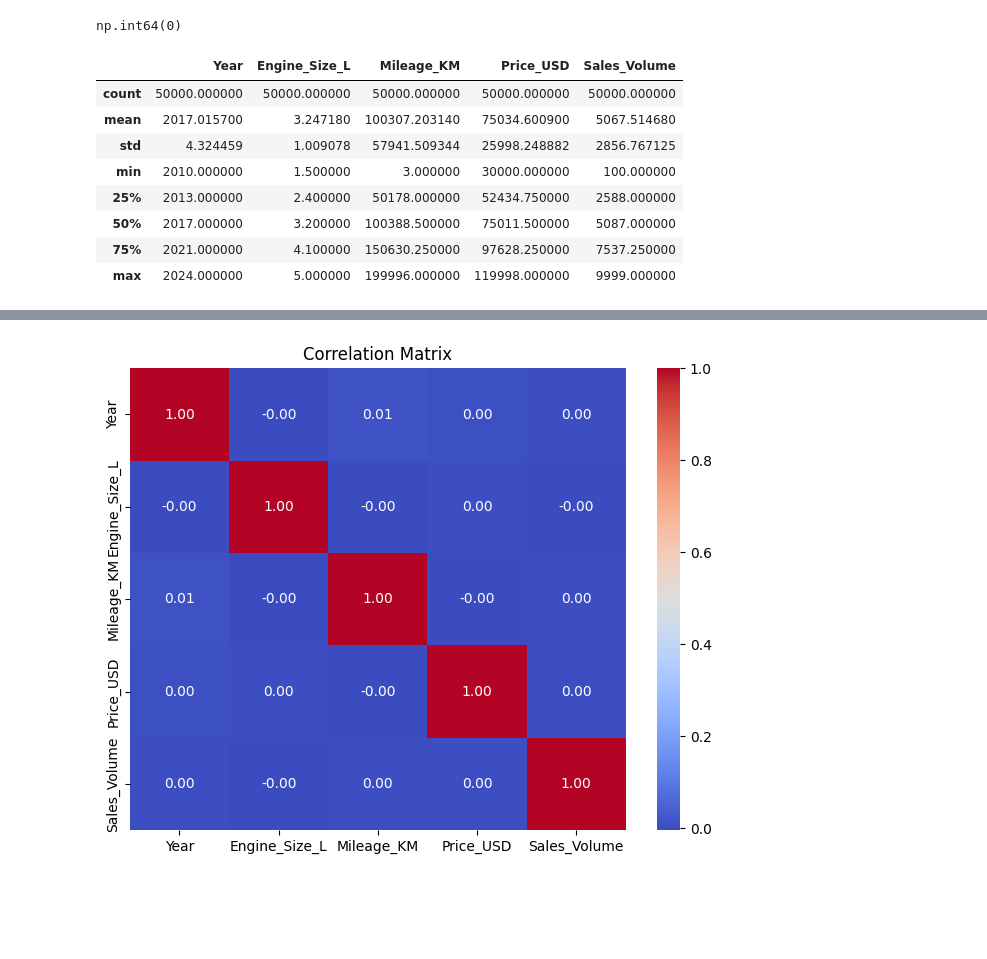
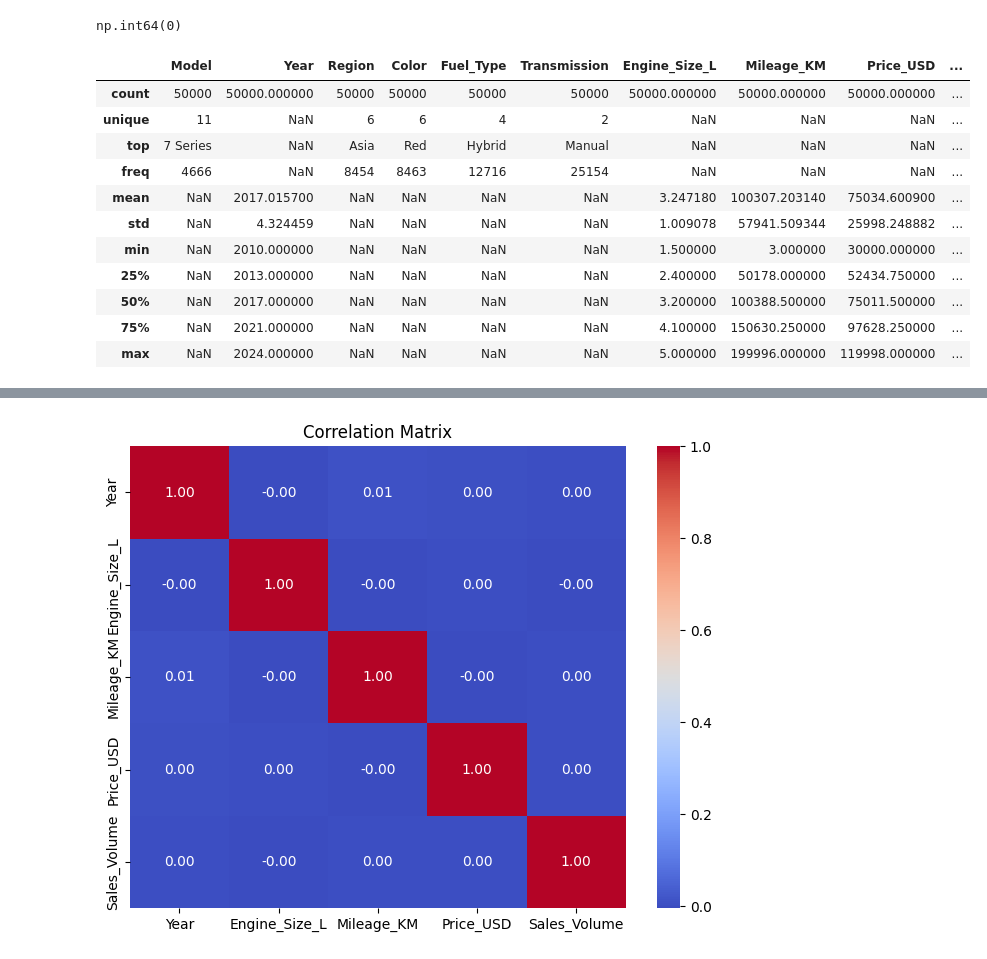
Before and after one commit to Hossam445/Car_Sales_EDA, a Jupyter notebook: Car_Sales_EDA.ipynb, the cells around one changed output, grey strips where cells are left out. Cells and saved outputs as stored; diff of their text form; code cells hidden in the pictures; blank space fills up the shorter version.

```diff
--- a/Car_Sales_EDA.ipynb
+++ b/Car_Sales_EDA.ipynb
@@ -40,15 +40,18 @@ df.duplicated().sum()
 # %% [output]
 np.int64(0)
 # %%
-df.describe()
+df.describe(include='all')
 # %% [output]
-|  | Year | Engine_Size_L | Mileage_KM | Price_USD | Sales_Volume |
-| count | 50000.000000 | 50000.000000 | 50000.000000 | 50000.000000 | 50000.000000 |
-| mean | 2017.015700 | 3.247180 | 100307.203140 | 75034.600900 | 5067.514680 |
-| std | 4.324459 | 1.009078 | 57941.509344 | 25998.248882 | 2856.767125 |
-| min | 2010.000000 | 1.500000 | 3.000000 | 30000.000000 | 100.000000 |
-| 25% | 2013.000000 | 2.400000 | 50178.000000 | 52434.750000 | 2588.000000 |
-| 50% | 2017.000000 | 3.200000 | 100388.500000 | 75011.500000 | 5087.000000 |
-| 75% | 2021.000000 | 4.100000 | 150630.250000 | 97628.250000 | 7537.250000 |
-| max | 2024.000000 | 5.000000 | 199996.000000 | 119998.000000 | 9999.000000 |
+|  | Model | Year | Region | Color | Fuel_Type | Transmission | Engine_Size_L | Mileage_KM | Price_USD | ... |
+| count | 50000 | 50000.000000 | 50000 | 50000 | 50000 | 50000 | 50000.000000 | 50000.000000 | 50000.000000 | ... |
+| unique | 11 | NaN | 6 | 6 | 4 | 2 | NaN | NaN | NaN | ... |
+| top | 7 Series | NaN | Asia | Red | Hybrid | Manual | NaN | NaN | NaN | ... |
+| freq | 4666 | NaN | 8454 | 8463 | 12716 | 25154 | NaN | NaN | NaN | ... |
+| mean | NaN | 2017.015700 | NaN | NaN | NaN | NaN | 3.247180 | 100307.203140 | 75034.600900 | ... |
+| std | NaN | 4.324459 | NaN | NaN | NaN | NaN | 1.009078 | 57941.509344 | 25998.248882 | ... |
+| min | NaN | 2010.000000 | NaN | NaN | NaN | NaN | 1.500000 | 3.000000 | 30000.000000 | ... |
+| 25% | NaN | 2013.000000 | NaN | NaN | NaN | NaN | 2.400000 | 50178.000000 | 52434.750000 | ... |
+| 50% | NaN | 2017.000000 | NaN | NaN | NaN | NaN | 3.200000 | 100388.500000 | 75011.500000 | ... |
+| 75% | NaN | 2021.000000 | NaN | NaN | NaN | NaN | 4.100000 | 150630.250000 | 97628.250000 | ... |
+| max | NaN | 2024.000000 | NaN | NaN | NaN | NaN | 5.000000 | 199996.000000 | 119998.000000 | ... |
 # %%
```
Also changed, not shown: parts of 6 cells of this notebook.
